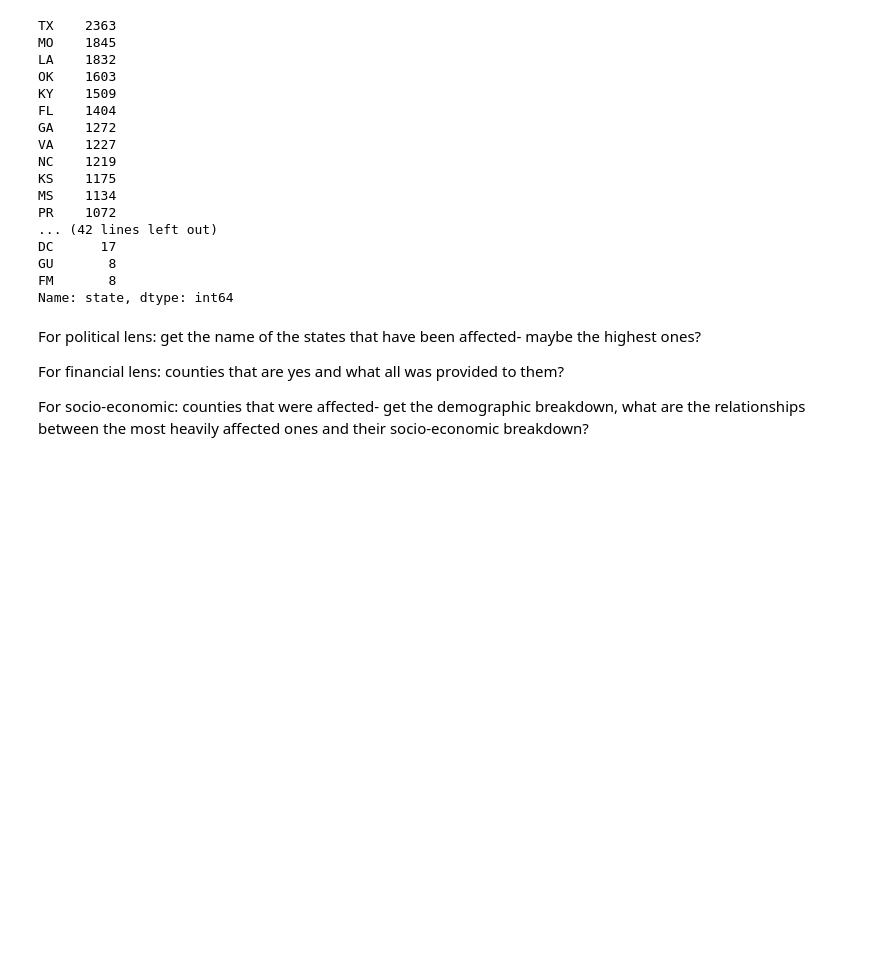
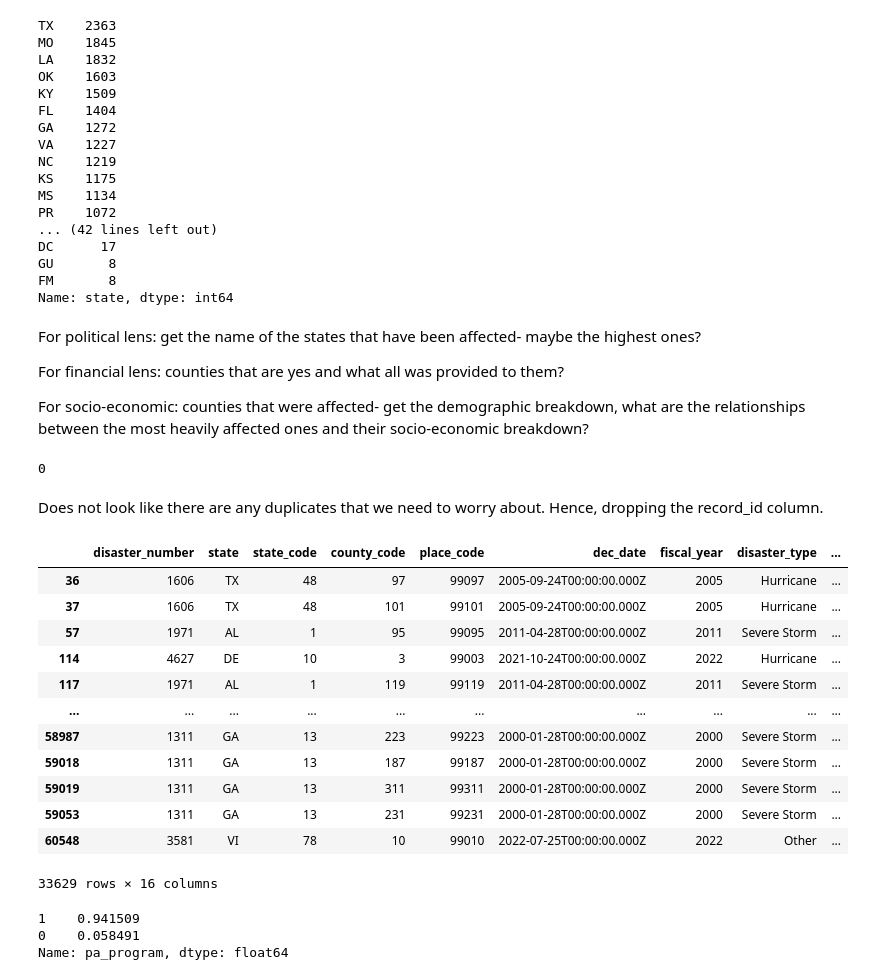
Before and after one commit to uchicago-mscapp-projects/snow-lm, a Jupyter notebook: climate_data.ipynb, the cells around one changed output. Drawn from its saved outputs; the diff is of its cells as text; code cells hidden in the pictures; blank space fills up the shorter version.

Commit message:
Working on climate

```diff
--- a/climate_data.ipynb
+++ b/climate_data.ipynb
@@ -147,3 +135,44 @@ For financial lens: counties that are yes and what all was provided to them?
 For socio-economic: counties that were affected- get the demographic breakdown, what are the relationships between the most heavily affected ones and their socio-economic breakdown?
 # %%
 climate_last_23.to_csv('climate_disasters_2000_2023.csv')
+# %%
+#Renaming climate columns
+climate_last_23.columns = ['record_id', 'disaster_number', 'state', 'state_code',
+                          'county_code','place_code','dec_date', 'fiscal_year',
+                        'disaster_type','ih_program','ia_program', 'pa_program',
+                        'hm_progam','begin_date', 'end_date', 'area_name','year']
+climate_last_23.drop(columns=['fiscal_year'])
+duplicateRows = climate_last_23[climate_last_23.duplicated()]
+len(duplicateRows)
+duplicateRows = climate_last_23[climate_last_23.duplicated(['record_id'])]
+len(duplicateRows)
+# %% [output]
+0
+# %% [markdown]
+Does not look like there are any duplicates that we need to worry about.
+Hence, dropping the record_id column.
+# %%
+climate_last_23.drop(columns=['record_id'])
+# %% [output]
+|  | disaster_number | state | state_code | county_code | place_code | dec_date | fiscal_year | disaster_type | ... |
+| 36 | 1606 | TX | 48 | 97 | 99097 | 2005-09-24T00:00:00.000Z | 2005 | Hurricane | ... |
+| 37 | 1606 | TX | 48 | 101 | 99101 | 2005-09-24T00:00:00.000Z | 2005 | Hurricane | ... |
+| 57 | 1971 | AL | 1 | 95 | 99095 | 2011-04-28T00:00:00.000Z | 2011 | Severe Storm | ... |
+| 114 | 4627 | DE | 10 | 3 | 99003 | 2021-10-24T00:00:00.000Z | 2022 | Hurricane | ... |
+| 117 | 1971 | AL | 1 | 119 | 99119 | 2011-04-28T00:00:00.000Z | 2011 | Severe Storm | ... |
+| ... | ... | ... | ... | ... | ... | ... | ... | ... | ... |
+| 58987 | 1311 | GA | 13 | 223 | 99223 | 2000-01-28T00:00:00.000Z | 2000 | Severe Storm | ... |
+| 59018 | 1311 | GA | 13 | 187 | 99187 | 2000-01-28T00:00:00.000Z | 2000 | Severe Storm | ... |
+| 59019 | 1311 | GA | 13 | 311 | 99311 | 2000-01-28T00:00:00.000Z | 2000 | Severe Storm | ... |
+| 59053 | 1311 | GA | 13 | 231 | 99231 | 2000-01-28T00:00:00.000Z | 2000 | Severe Storm | ... |
+| 60548 | 3581 | VI | 78 | 10 | 99010 | 2022-07-25T00:00:00.000Z | 2022 | Other | ... |
+33629 rows × 16 columns
+# %%
+#climate_last_23.hm_progam.value_counts()/33629
+#climate_last_23.ih_program.value_counts()/33629
+#climate_last_23.ia_program.value_counts()/33629
+climate_last_23.pa_program.value_counts()/33629
+# %% [output]
+1    0.941509
+0    0.058491
+Name: pa_program, dtype: float64
```
Also changed, not shown: parts of 3 cells of this notebook.
